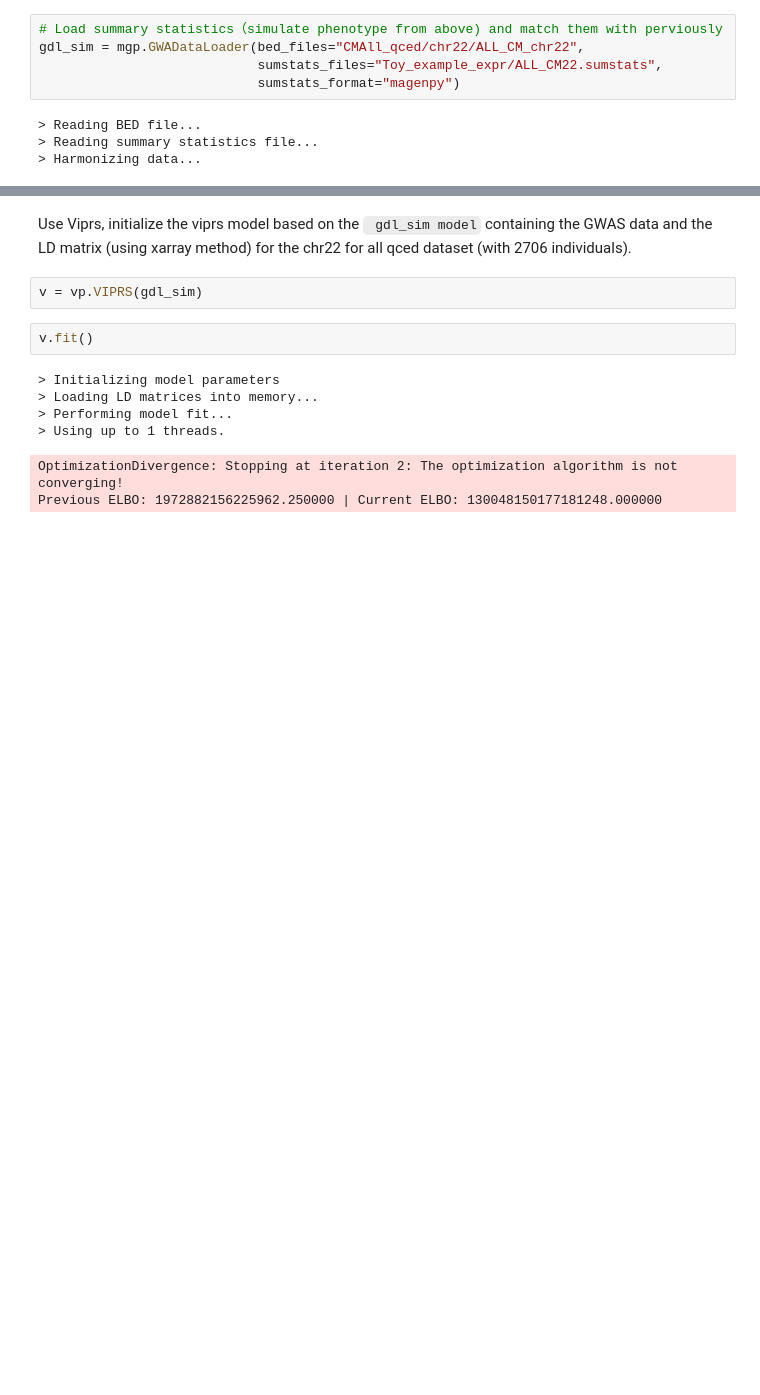
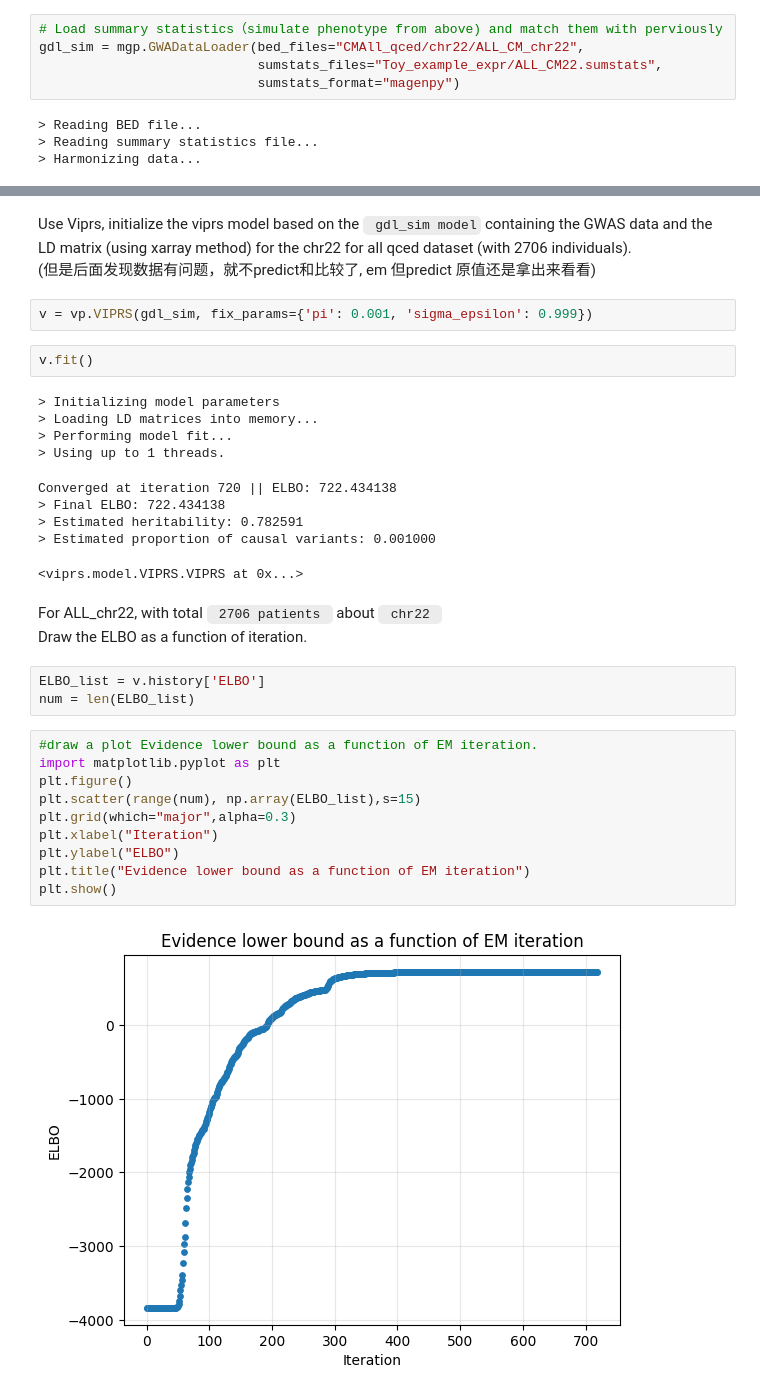
Before and after one commit to Yiqing-Zhu2000/RA_Project, a Jupyter notebook: Toy_example_expr.ipynb, the cells around one changed output, grey strips where cells are left out. Saved outputs shown, nothing was run; the diff lists cells and outputs as text; blank space fills up the shorter version.

```diff
--- a/Toy_example_expr.ipynb
+++ b/Toy_example_expr.ipynb
@@ -398,8 +402,9 @@ gdl_sim.compute_ld(estimator='windowed',
 > Computing LD matrix...
 # %% [markdown]
 Use Viprs, initialize the viprs model based on the <code> gdl_sim model</code> containing the GWAS data and the LD matrix (using xarray method) for the chr22 for all qced dataset (with 2706 individuals).
+(但是后面发现数据有问题，就不predict和比较了, em 但predict 原值还是拿出来看看)
 # %%
-v = vp.VIPRS(gdl_sim)
+v = vp.VIPRS(gdl_sim, fix_params={'pi': 0.001, 'sigma_epsilon': 0.999})
 # %%
 v.fit()
 # %% [output]
@@ -407,5 +412,26 @@ v.fit()
 > Loading LD matrices into memory...
 > Performing model fit...
 > Using up to 1 threads.
-OptimizationDivergence: Stopping at iteration 2: The optimization algorithm is not converging!
-Previous ELBO: 1972882156225962.250000 | Current ELBO: 130048150177181248.000000
+Converged at iteration 720 || ELBO: 722.434138
+> Final ELBO: 722.434138
+> Estimated heritability: 0.782591
+> Estimated proportion of causal variants: 0.001000
+<viprs.model.VIPRS.VIPRS at 0x...>
+# %% [markdown]
+For ALL_chr22, with total <code> 2706 patients </code> about <code> chr22 </code>
+Draw the ELBO as a function of iteration.
+# %%
+ELBO_list = v.history['ELBO']
+num = len(ELBO_list)
+# %%
+#draw a plot Evidence lower bound as a function of EM iteration.
+import matplotlib.pyplot as plt
+plt.figure()
+plt.scatter(range(num), np.array(ELBO_list),s=15)
+plt.grid(which="major",alpha=0.3)
+plt.xlabel("Iteration")
+plt.ylabel("ELBO")
+plt.title("Evidence lower bound as a function of EM iteration")
+plt.show()
+# %% [output]
+[figure, added]
```
Also changed, not shown: parts of 45 cells of this notebook, 2 other files.
